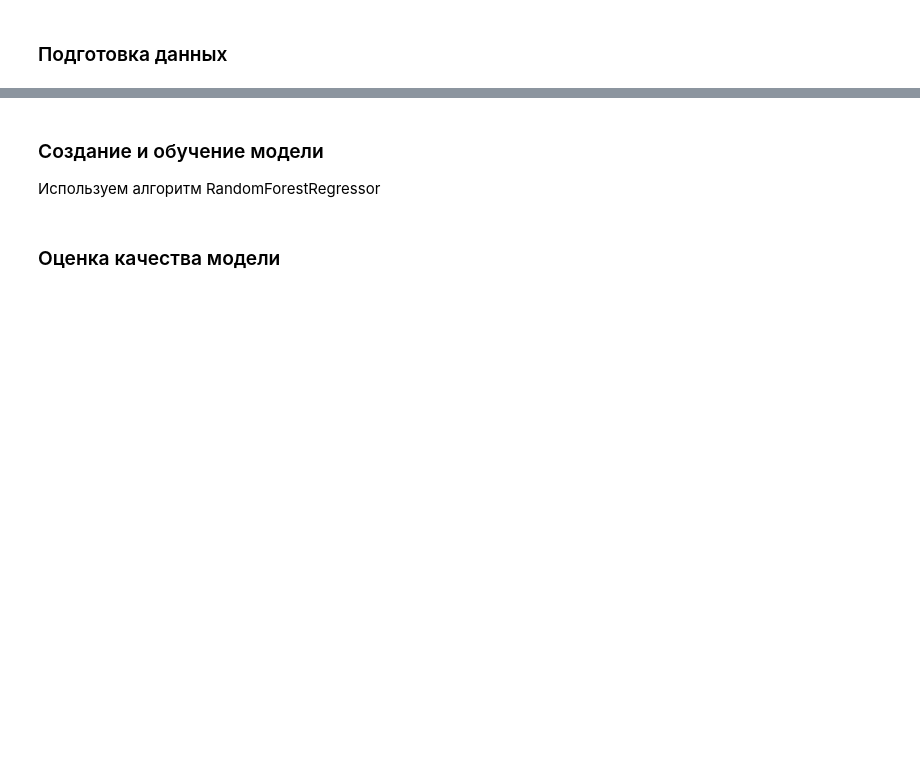
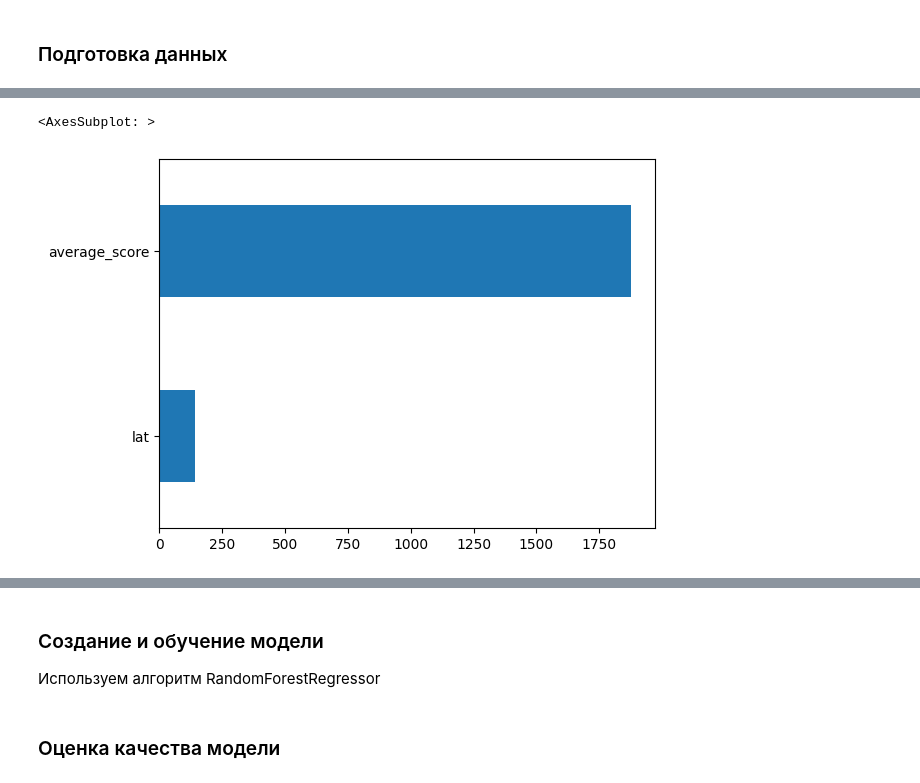
Before and after one commit to PlatArs/PROJECT-3_Hotels_ML, a Jupyter notebook: ДЛЯ МЕНЯ_Cleaning_EDA_model_.ipynb, the cells around one changed output, grey strips where cells are left out. Saved outputs shown, nothing was run; the diff lists cells and outputs as text; code cells hidden in the pictures; blank space fills up the shorter version.

```diff
--- a/ДЛЯ МЕНЯ_Cleaning_EDA_model_.ipynb
+++ b/ДЛЯ МЕНЯ_Cleaning_EDA_model_.ipynb
@@ -31,0 +52,12 @@ None
+# %%
+# уникальные теги в наборе данных
+def tags_func(tags):
+    tags = tags[2:-2]
+    res = tags.strip().split(' \', \' ')
+    return res
+
+hotels['tags_unique'] = hotels['tags'].apply(tags_func)
+
+hotels = hotels.explode('tags_unique')
+
+print((hotels['tags_unique'].nunique()))
@@ -32,8 +82,12 @@ None
 # %% [markdown]
 ### Очистка данных
+# %%
+hotels['review_date'] = pd.to_datetime(hotels['review_date'])
 # %%
 # Удаление строковых признаков
-hotels = hotels.drop(['hotel_address', 'hotel_name', 'reviewer_nationality', 'negative_review', 'positive_review', 'tags', 'days_since_review', 'review_date'], axis = 1)
+object_columns = ['hotel_address', 'hotel_name']
+hotels.drop(object_columns, axis = 1, inplace=True)
+# заполнение пустых значений
 hotels = hotels.fillna({'lat':0, 'lng':0})
 hotels.info()
 # %% [output]
@@ -65,0 +129,20 @@ X_train, X_test, y_train, y_test = train_test_split(
+# %%
+# Для начала разделим признаки по типу, перечислим их:
+
+# категориальные признаки
+cat_cols = ['average_score', 'lat']
+
+# непрерывные признаки
+num_cols = ['total_number_of_reviews', 'review_total_negative_word_counts', 'review_total_positive_word_counts']
+# %%
+y=y.astype('int')
+# хи-квадрат
+imp_cat = pd.Series(chi2(X[cat_cols], y)[0], index=cat_cols)
+imp_cat.sort_values(inplace = True)
+imp_cat.plot(kind = 'barh')
+
+# По графику важности категориальных признаков мы можем понять,
+# что признак average_score важнее, чем lat
+# %% [output]
+<AxesSubplot: >
+[figure, added]
```
Also changed, not shown: parts of 19 cells of this notebook.
